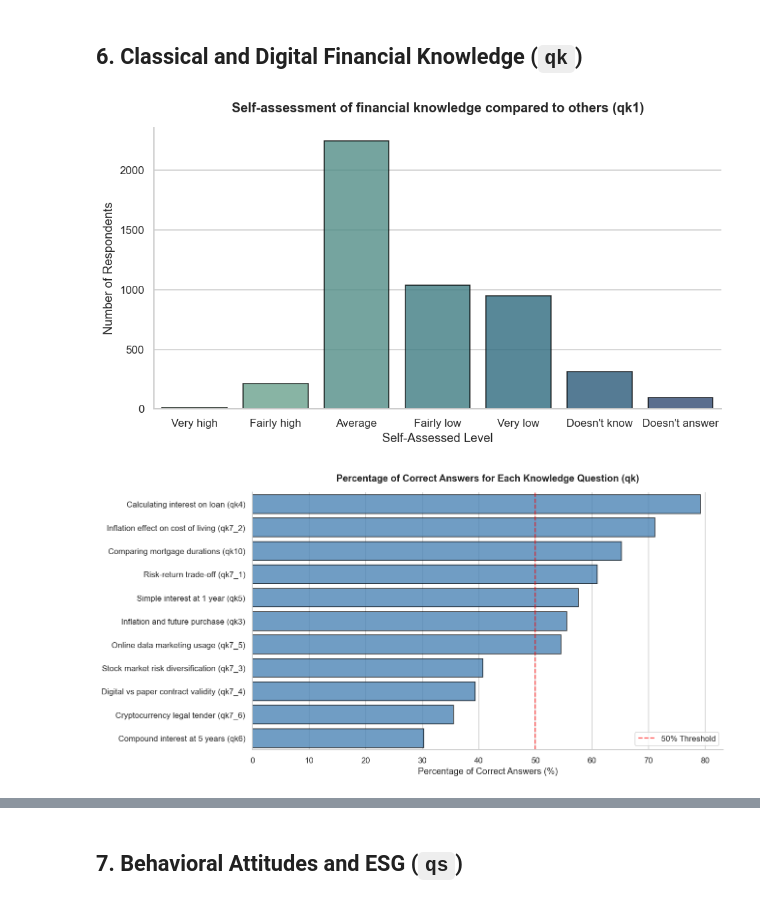
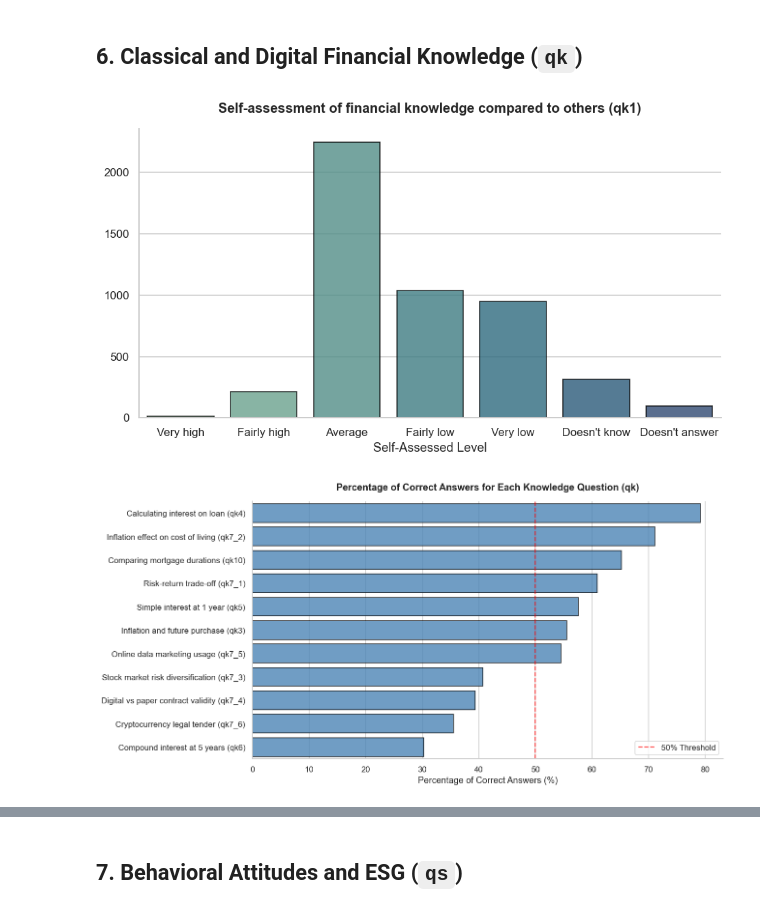
Before and after one commit to MarcoAsturi/digital-divide-and-fintech-adoption, a Jupyter notebook: desc_analysis.ipynb, the cells around one changed output, grey strips where cells are left out. Drawn from its saved outputs; the diff is of its cells as text; code cells hidden in the pictures.

```diff
--- a/desc_analysis.ipynb
+++ b/desc_analysis.ipynb
@@ -316,7 +316,7 @@ sns.countplot(data=df_clean, x='self_assessed_knowledge', palette="crest", edgec
               order=['Very high', 'Fairly high', 'Average', 'Fairly low', 'Very low', "Doesn't know", "Doesn't answer"])
 plt.title("Self-assessment of financial knowledge compared to others (qk1)", fontsize=13)
 plt.xlabel("Self-Assessed Level")
-plt.ylabel("Number of Respondents")
+plt.ylabel("")
 plt.show()
 
 # 2. Correct Answers Rate on the 11 Financial Knowledge Questions
@@ -331,32 +331,32 @@ for q, correct in risposte_corrette.items():
     correct_scores[q] = (df[q] == correct).mean() * 100
 
 qk_descriptions = {
     'qk3': 'Inflation and future purchase (qk3)',
     'qk4': 'Calculating interest on loan (qk4)',
     'qk5': 'Simple interest at 1 year (qk5)',
     'qk6': 'Compound interest at 5 years (qk6)',
     'qk7_1': 'Risk-return trade-off (qk7_1)',
     'qk7_2': 'Inflation effect on cost of living (qk7_2)',
     'qk7_3': 'Stock market risk diversification (qk7_3)',
     'qk7_4': 'Digital vs paper contract validity (qk7_4)',
     'qk7_5': 'Online data marketing usage (qk7_5)',
     'qk7_6': 'Cryptocurrency legal tender (qk7_6)',
     'qk10': 'Comparing mortgage durations (qk10)'
 }
 
 qk_df = pd.DataFrame(list(correct_scores.items()), columns=['Variable', 'Correct'])
 qk_df['Question'] = qk_df['Variable'].map(qk_descriptions)
 qk_df = qk_df.sort_values(by='Correct', ascending=False)
 
 plt.figure(figsize=(12, 6))
 sns.barplot(data=qk_df, x='Correct', y='Question', color="#3A86C8", edgecolor="black", alpha=0.8)
 plt.axvline(x=50, color='red', linestyle='--', alpha=0.7, label='50% Threshold')
 plt.title("Percentage of Correct Answers for Each Knowledge Question (qk)", fontsize=13)
 plt.xlabel("Percentage of Correct Answers (%)")
 plt.ylabel("")
 plt.legend()
 plt.tight_layout()
 plt.show()
 # %% [output]
-[figure, old version]
+[figure, new version]
 [figure]
```
Also changed, not shown: parts of 1 cell of this notebook.
